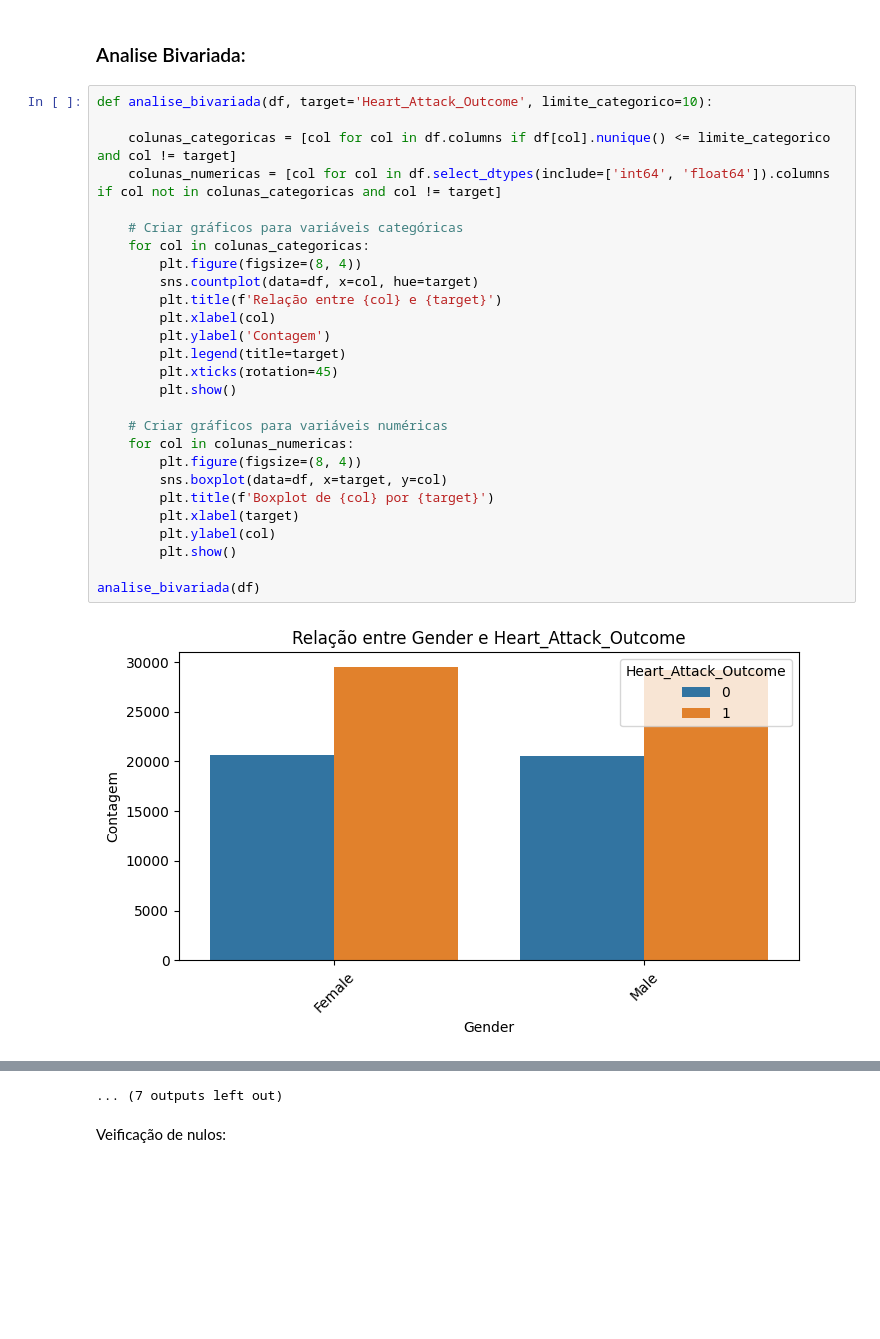
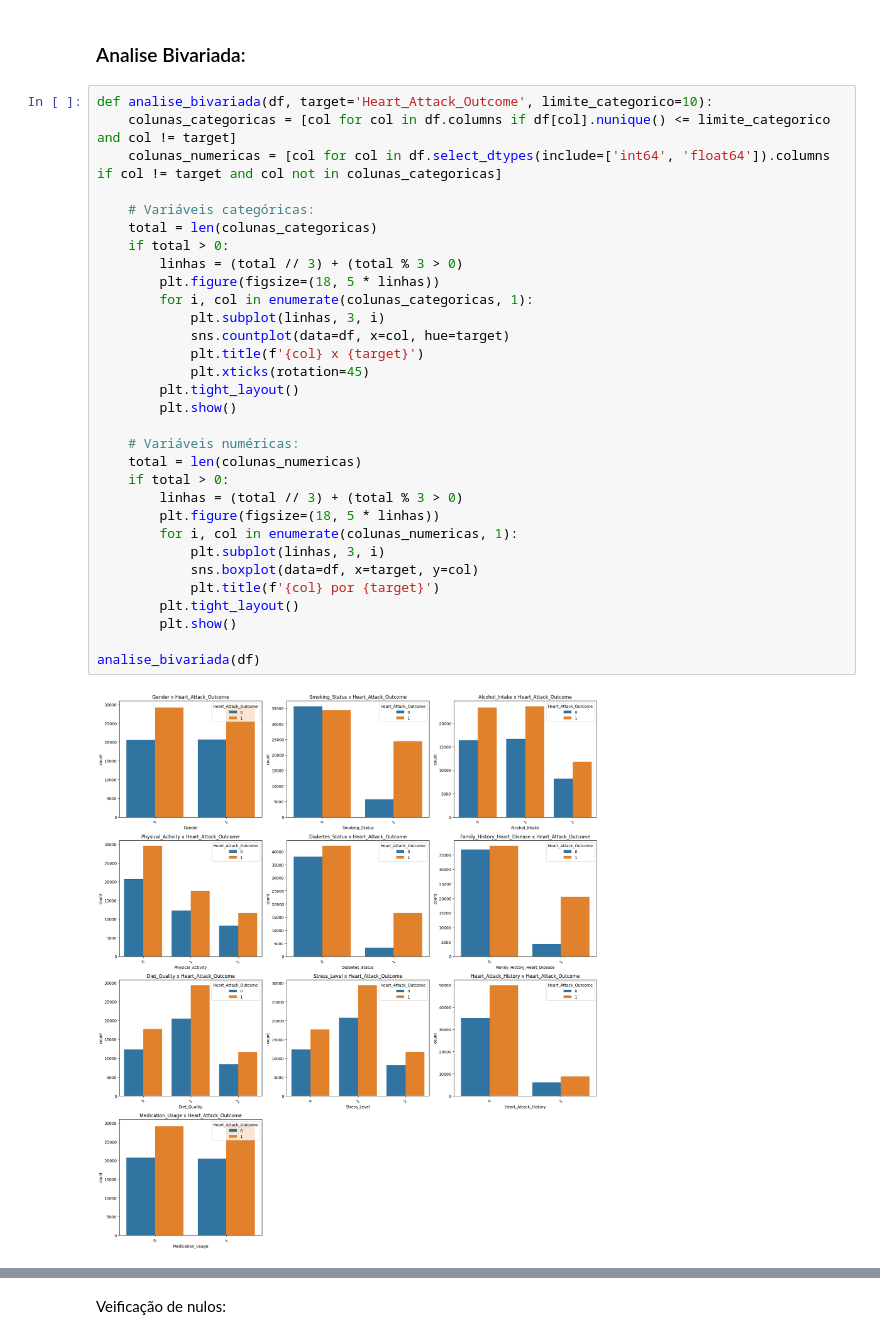
Before and after one commit to Charlene-Martello/ataque-cardiaco, a Jupyter notebook: ataquecardiaco.ipynb, the cells around one changed output, grey strips where cells are left out. Saved outputs shown, nothing was run; the diff lists cells and outputs as text; blank space fills up the shorter version.

```diff
--- a/ataquecardiaco.ipynb
+++ b/ataquecardiaco.ipynb
@@ -128,30 +130,34 @@ grafico_count_todas(df)
 ### Analise Bivariada:
 # %%
 def analise_bivariada(df, target='Heart_Attack_Outcome', limite_categorico=10):
+    colunas_categoricas = [col for col in df.columns if df[col].nunique() <= limite_categorico and col != target]
+    colunas_numericas = [col for col in df.select_dtypes(include=['int64', 'float64']).columns if col != target and col not in colunas_categoricas]
 
-    colunas_categoricas = [col for col in df.columns if df[col].nunique() <= limite_categorico and col != target]
-    colunas_numericas = [col for col in df.select_dtypes(include=['int64', 'float64']).columns if col not in colunas_categoricas and col != target]
-
-    # Criar gráficos para variáveis categóricas
-    for col in colunas_categoricas:
-        plt.figure(figsize=(8, 4))
-        sns.countplot(data=df, x=col, hue=target)
-        plt.title(f'Relação entre {col} e {target}')
-        plt.xlabel(col)
-        plt.ylabel('Contagem')
-        plt.legend(title=target)
-        plt.xticks(rotation=45)
+    # Variáveis categóricas:
+    total = len(colunas_categoricas)
+    if total > 0:
+        linhas = (total // 3) + (total % 3 > 0)
+        plt.figure(figsize=(18, 5 * linhas))
+        for i, col in enumerate(colunas_categoricas, 1):
+            plt.subplot(linhas, 3, i)
+            sns.countplot(data=df, x=col, hue=target)
+            plt.title(f'{col} x {target}')
+            plt.xticks(rotation=45)
+        plt.tight_layout()
         plt.show()
 
-    # Criar gráficos para variáveis numéricas
-    for col in colunas_numericas:
-        plt.figure(figsize=(8, 4))
-        sns.boxplot(data=df, x=target, y=col)
-        plt.title(f'Boxplot de {col} por {target}')
-        plt.xlabel(target)
-        plt.ylabel(col)
+    # Variáveis numéricas:
+    total = len(colunas_numericas)
+    if total > 0:
+        linhas = (total // 3) + (total % 3 > 0)
+        plt.figure(figsize=(18, 5 * linhas))
+        for i, col in enumerate(colunas_numericas, 1):
+            plt.subplot(linhas, 3, i)
+            sns.boxplot(data=df, x=target, y=col)
+            plt.title(f'{col} por {target}')
+        plt.tight_layout()
         plt.show()
 
 analise_bivariada(df)
 # %% [output]
-[figure, old version]
+[figure, new version]
@@ -169,4 +165,3 @@ analise_bivariada(df)
-... (7 outputs left out)
 # %% [markdown]
 Veificação de nulos:
 # %%
```
Also changed, not shown: parts of 2 cells of this notebook.
